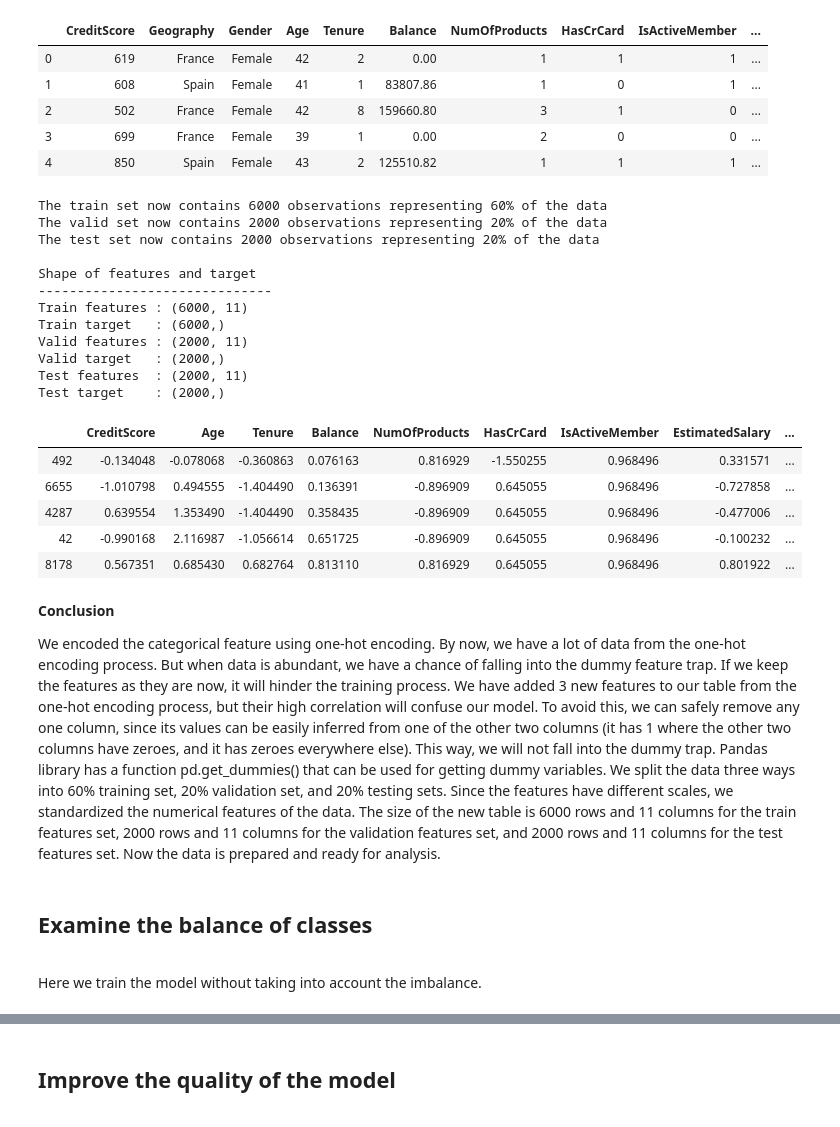
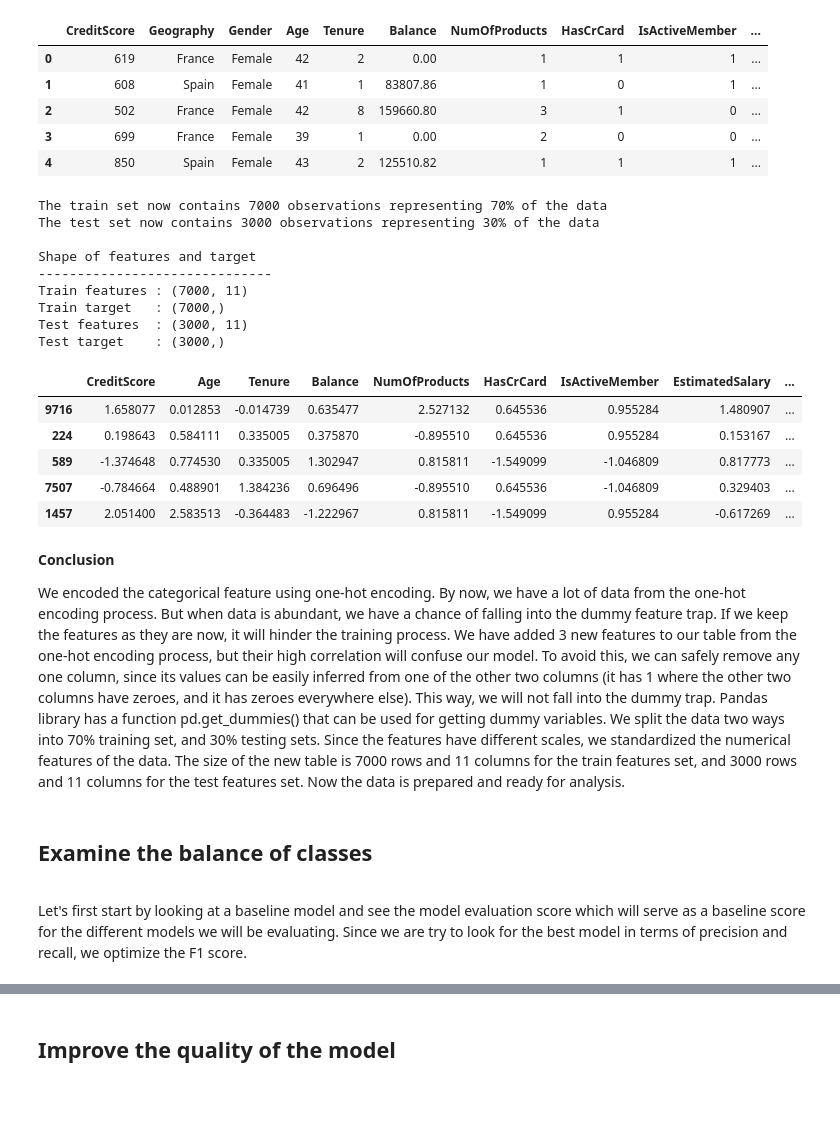
Before and after one commit to chuksoo/customer_churn_predictML, a Jupyter notebook: customer_churn_predictML.ipynb, the cells around one changed output, grey strips where cells are left out. Drawn from its saved outputs; the diff is of its cells as text; code cells hidden in the pictures.

```diff
--- a/customer_churn_predictML.ipynb
+++ b/customer_churn_predictML.ipynb
@@ -349,67 +348,54 @@ features = df_ohe.drop(['Exited'], axis=1)
 
 # split data into training and testing
 features_train, features_test, target_train, target_test = train_test_split(
-    features, target, test_size=0.20, random_state=12345
+    features, target, test_size=0.30, random_state=12345
 )
-# split train data into validation and train
-features_train, features_valid, target_train, target_valid = train_test_split(
-    features_train, target_train, test_size=0.25, random_state=12345
-) # 0.25 * 0.80 = 0.20 for validation size
 
 # display the shape of the split dataset
-print('The train set now contains {}'.format(features_train.shape[0]) + ' observations representing 60% of the data')
-print('The valid set now contains {}'.format(features_valid.shape[0]) + ' observations representing 20% of the data')
-print('The test set now contains {}'.format(features_test.shape[0]) + ' observations representing 20% of the data')
+print('The train set now contains {}'.format(features_train.shape[0]) + ' observations representing 70% of the data')
+print('The test set now contains {}'.format(features_test.shape[0]) + ' observations representing 30% of the data')
 print()
 
 # numeric features in dataset
 numeric = ['CreditScore', 'Age', 'Tenure', 'Balance', 'NumOfProducts',
            'HasCrCard', 'IsActiveMember', 'EstimatedSalary']
 
 # features scaling
 scaler = StandardScaler()
 scaler.fit(features_train[numeric])
-# transform the training set and the validation set using transform()
+# transform the training set and the test set using transform()
 features_train[numeric] = scaler.transform(features_train[numeric])
-features_valid[numeric]  = scaler.transform(features_valid[numeric])
-features_test[numeric]  = scaler.transform(features_valid[numeric])
+features_test[numeric]  = scaler.transform(features_test[numeric])
 
 print("\033[1m" + 'Shape of features and target' + "\033[0m")
 print('-'*30)
 print('Train features :', features_train.shape)
 print('Train target   :',target_train.shape)
-print('Valid features :',features_valid.shape)
-print('Valid target   :',target_valid.shape)
 print('Test features  :',features_test.shape)
 print('Test target    :',target_test.shape)
 print()
 display(features_train.head())
 # %% [output]
-The train set now contains 6000 observations representing 60% of the data
-The valid set now contains 2000 observations representing 20% of the data
-The test set now contains 2000 observations representing 20% of the data
+The train set now contains 7000 observations representing 70% of the data
+The test set now contains 3000 observations representing 30% of the data
 
 Shape of features and target
 ------------------------------
-Train features : (6000, 11)
-Train target   : (6000,)
-Valid features : (2000, 11)
-Valid target   : (2000,)
-Test features  : (2000, 11)
-Test target    : (2000,)
+Train features : (7000, 11)
+Train target   : (7000,)
+Test features  : (3000, 11)
+Test target    : (3000,)
 |  | CreditScore | Age | Tenure | Balance | NumOfProducts | HasCrCard | IsActiveMember | EstimatedSalary | ... |
-| 492 | -0.134048 | -0.078068 | -0.360863 | 0.076163 | 0.816929 | -1.550255 | 0.968496 | 0.331571 | ... |
-| 6655 | -1.010798 | 0.494555 | -1.404490 | 0.136391 | -0.896909 | 0.645055 | 0.968496 | -0.727858 | ... |
-| 4287 | 0.639554 | 1.353490 | -1.404490 | 0.358435 | -0.896909 | 0.645055 | 0.968496 | -0.477006 | ... |
-| 42 | -0.990168 | 2.116987 | -1.056614 | 0.651725 | -0.896909 | 0.645055 | 0.968496 | -0.100232 | ... |
-| 8178 | 0.567351 | 0.685430 | 0.682764 | 0.813110 | 0.816929 | 0.645055 | 0.968496 | 0.801922 | ... |
+| 9716 | 1.658077 | 0.012853 | -0.014739 | 0.635477 | 2.527132 | 0.645536 | 0.955284 | 1.480907 | ... |
+| 224 | 0.198643 | 0.584111 | 0.335005 | 0.375870 | -0.895510 | 0.645536 | 0.955284 | 0.153167 | ... |
+| 589 | -1.374648 | 0.774530 | 0.335005 | 1.302947 | 0.815811 | -1.549099 | -1.046809 | 0.817773 | ... |
+| 7507 | -0.784664 | 0.488901 | 1.384236 | 0.696496 | -0.895510 | 0.645536 | -1.046809 | 0.329403 | ... |
+| 1457 | 2.051400 | 2.583513 | -0.364483 | -1.222967 | 0.815811 | -1.549099 | 0.955284 | -0.617269 | ... |
 # %% [markdown]
 **Conclusion**
 
-We encoded the categorical feature using one-hot encoding. By now, we have a lot of data from the one-hot encoding process. But when data is abundant, we have a chance of falling into the dummy feature trap. If we keep the features as they are now, it will hinder the training process. We have added 3 new features to our table from the one-hot encoding process, but their high correlation will confuse our model. To avoid this, we can safely remove any one column, since its values can be easily inferred from one of the other two columns (it has 1 where the other two columns have zeroes, and it has zeroes everywhere else). This way, we will not fall into the dummy trap. Pandas library has a function pd.get_dummies() that can be used for getting dummy variables. We split the data three ways into 60% training set, 20% validation set, and 20% testing sets. Since the features have different scales, we standardized the numerical features of the data. The size of the new table is 6000 rows and 11 columns for the train features set, 2000 rows and 11 columns for the validation features set, and 2000 rows and 11 columns for the test features set. Now the data is prepared and ready for analysis.
+We encoded the categorical feature using one-hot encoding. By now, we have a lot of data from the one-hot encoding process. But when data is abundant, we have a chance of falling into the dummy feature trap. If we keep the features as they are now, it will hinder the training process. We have added 3 new features to our table from the one-hot encoding process, but their high correlation will confuse our model. To avoid this, we can safely remove any one column, since its values can be easily inferred from one of the other two columns (it has 1 where the other two columns have zeroes, and it has zeroes everywhere else). This way, we will not fall into the dummy trap. Pandas library has a function pd.get_dummies() that can be used for getting dummy variables. We split the data two ways into 70% training set, and 30% testing sets. Since the features have different scales, we standardized the numerical features of the data. The size of the new table is 7000 rows and 11 columns for the train features set, and 3000 rows and 11 columns for the test features set. Now the data is prepared and ready for analysis.
 # %% [markdown]
 <div id="class_balance">
     <h2>Examine the balance of classes</h2>
 </div>
-# %% [markdown]
-Here we train the model without taking into account the imbalance.
@@ -415,0 +420,2 @@ Here we train the model without taking into account the imbalance.
+# %% [markdown]
+Let's first start by looking at a baseline model and see the model evaluation score which will serve as a baseline score for the different models we will be evaluating. Since we are try to look for the best model in terms of precision and recall, we optimize the F1 score.
```
Also changed, not shown: parts of 48 cells of this notebook.
